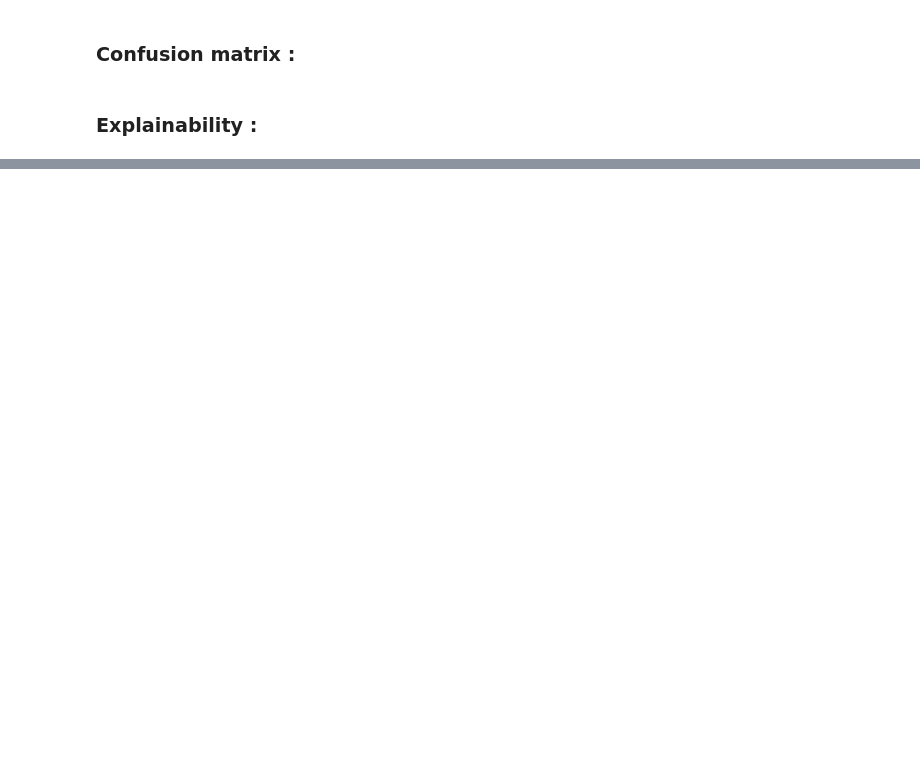
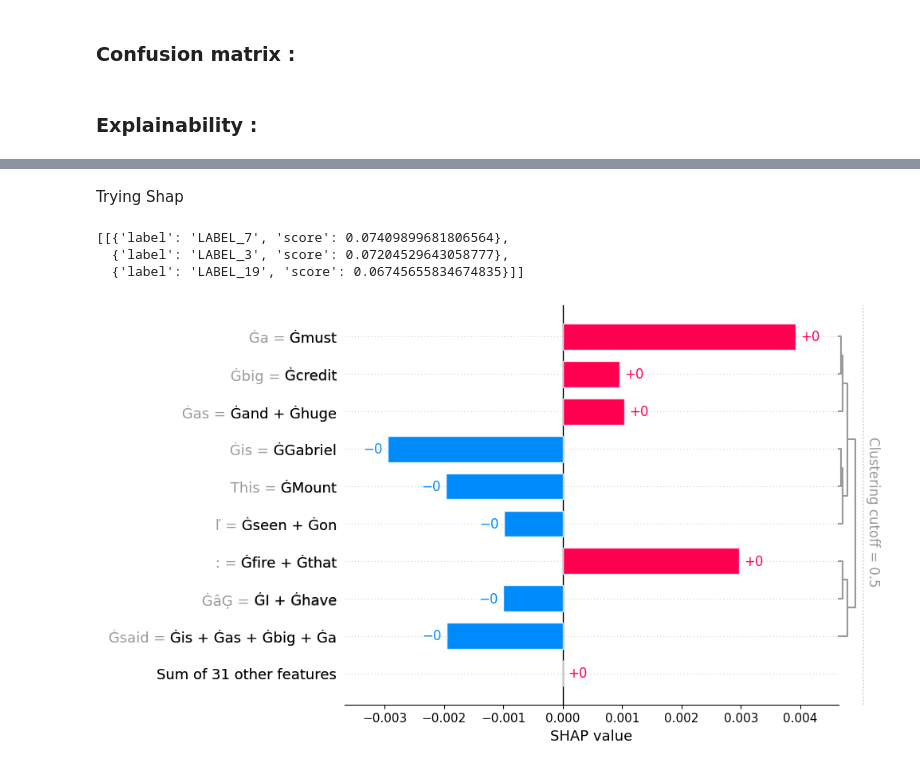
Before and after one commit to edabier/ProCom, a Jupyter notebook: notebooks_livrables/results_visualisation.ipynb, the cells around one changed output, grey strips where cells are left out. Saved outputs shown, nothing was run; the diff lists cells and outputs as text; code cells hidden in the pictures; blank space fills up the shorter version.

```diff
--- a/notebooks_livrables/results_visualisation.ipynb
+++ b/notebooks_livrables/results_visualisation.ipynb
@@ -121,2 +228,25 @@ shap.plots.text(shap_values)
+# %% [markdown]
+Trying Shap
+# %%
+from transformers import  pipeline
+classifier = pipeline('text-classification', top_k=3, model=model2,tokenizer=tokenizer2)
+classifier(l[:1])
+# %% [output]
+[[{'label': 'LABEL_7', 'score': 0.07409899681806564},
+  {'label': 'LABEL_3', 'score': 0.07204529643058777},
+  {'label': 'LABEL_19', 'score': 0.06745655834674835}]]
+# %%
+filtered_df = data[data['Humility'] == 1]
+liste_h=filtered_df['Text'].tolist()
+# %%
+import shap
+explainer = shap.Explainer(classifier)
+# %%
+shap_values = explainer(liste_h[:1])
+# %%
+shap_class_13 = shap_values[0][:, 19]
+shap.plots.bar(shap_class_13)
+# %% [output]
+[figure, added]
 # %%
 !pip freeze > requirements.txt
```
Also changed, not shown: parts of 20 cells of this notebook.
